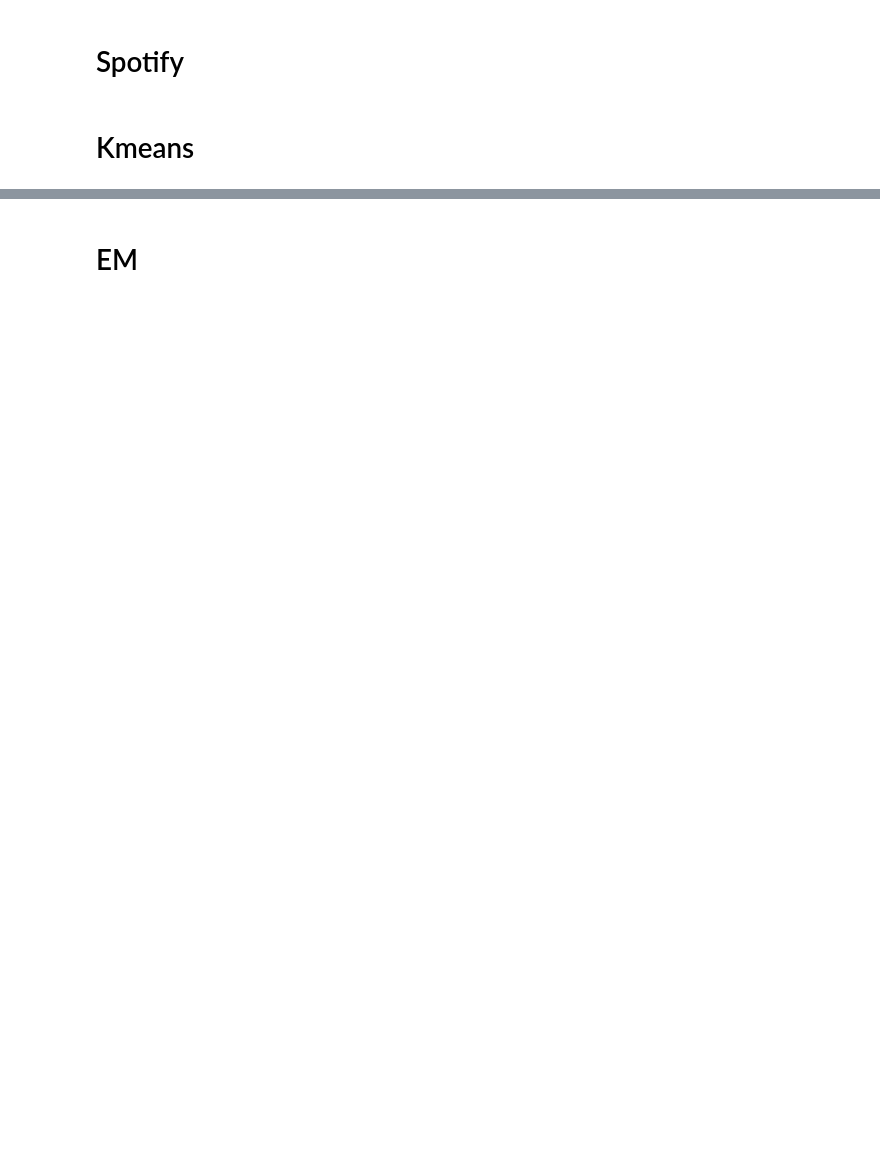
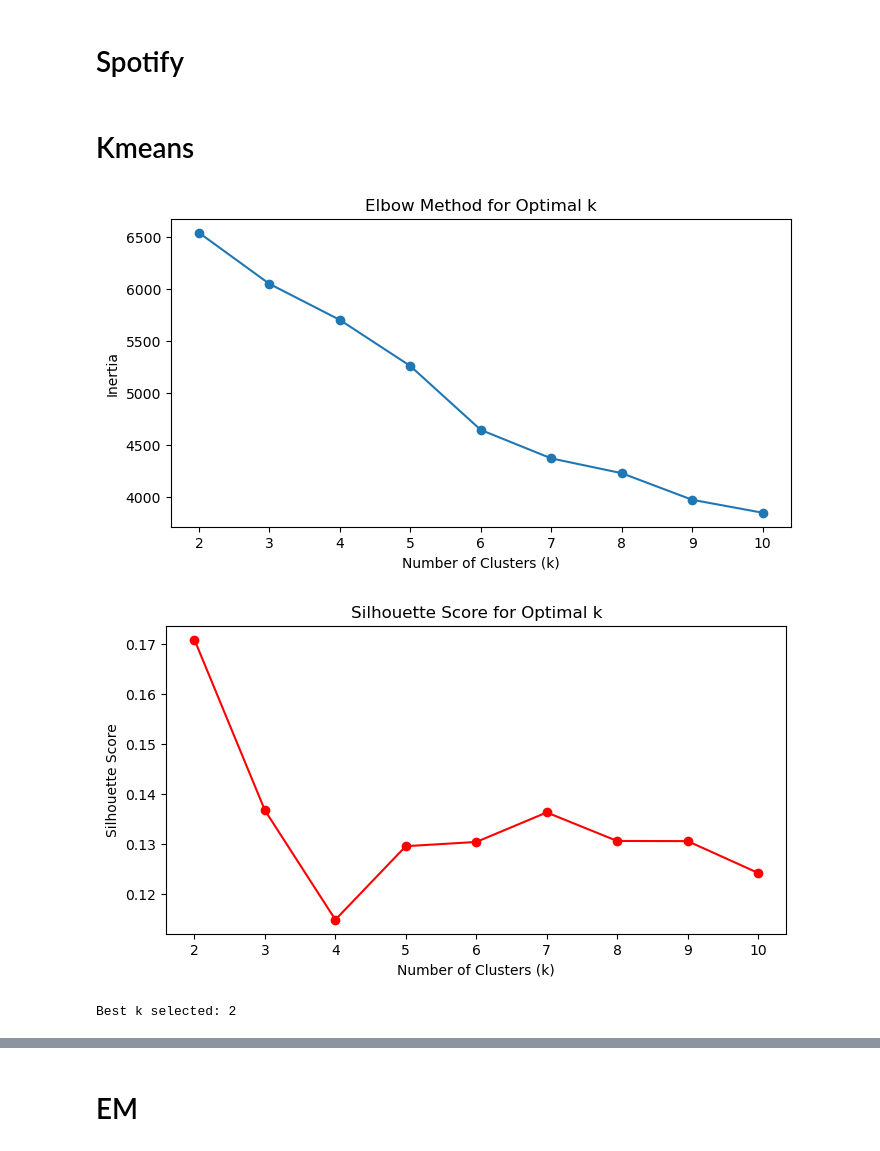
Before and after one commit to JohhnnyKeepWalking985/ML-HW3, a Jupyter notebook: clustering/clustering_exploration.ipynb, the cells around one changed output, grey strips where cells are left out. Cells and saved outputs as stored; diff of their text form; code cells hidden in the pictures; blank space fills up the shorter version.

```diff
--- a/clustering/clustering_exploration.ipynb
+++ b/clustering/clustering_exploration.ipynb
@@ -75,4 +126,38 @@ Inference results saved to ../datasets/clustering/mkt_kmeans_test.csv
 # %% [markdown]
 # Spotify
+# %%
+dataset_path = "../datasets/cleaned_data/spotify_v1/train.csv"
+df = pd.read_csv(dataset_path)
 # %% [markdown]
 # Kmeans
+# %%
+inertia = []
+silhouette_scores = []
+K_range = range(2, 11)
+
+for k in K_range:
+    model = KMeansClustering(n_clusters=k)
+    labels = model.fit(df)
+    inertia.append(model.inertia_)
+    silhouette_scores.append(model.silhouette_score())
+
+plt.figure(figsize=(8, 4))
+plt.plot(K_range, inertia, marker='o')
+plt.xlabel("Number of Clusters (k)")
+plt.ylabel("Inertia")
+plt.title("Elbow Method for Optimal k")
+plt.show()
+
+plt.figure(figsize=(8, 4))
+plt.plot(K_range, silhouette_scores, marker='o', color='r')
+plt.xlabel("Number of Clusters (k)")
+plt.ylabel("Silhouette Score")
+plt.title("Silhouette Score for Optimal k")
+plt.show()
+
+best_k = K_range[np.argmax(silhouette_scores)]
+print(f"Best k selected: {best_k}")
+# %% [output]
+[figure, added]
+[figure, added]
+Best k selected: 2
```
Also changed, not shown: parts of 13 cells of this notebook, 15 other files.
